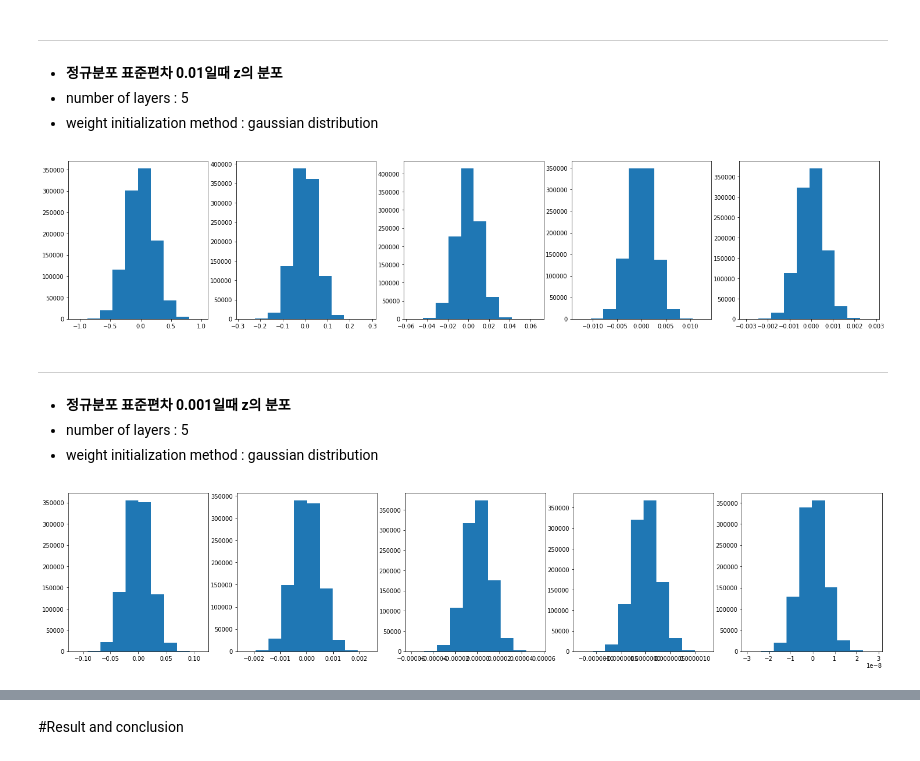
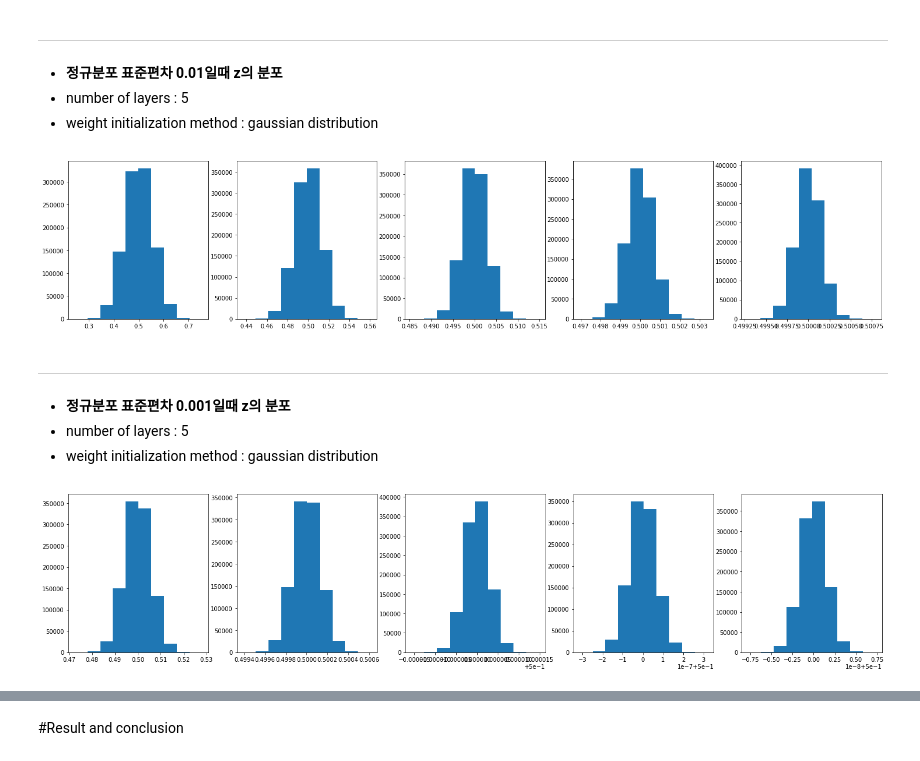
Before and after one commit to Deepstroy/resume, a Jupyter notebook: Machine Learning Algorithm (KNN, Kmeans, DNN, CNN, RNN, etc...)/Weight initialization/Xavier initialization/Xavier_initialization_with_logistic_function_numpy.ipynb, the cells around one changed output, grey strips where cells are left out. Saved outputs shown, nothing was run; the diff lists cells and outputs as text; code cells hidden in the pictures.

```diff
--- a/Machine Learning Algorithm (KNN, Kmeans, DNN, CNN, RNN, etc...)/Weight initialization/Xavier initialization/Xavier_initialization_with_logistic_function_numpy.ipynb
+++ b/Machine Learning Algorithm (KNN, Kmeans, DNN, CNN, RNN, etc...)/Weight initialization/Xavier initialization/Xavier_initialization_with_logistic_function_numpy.ipynb
@@ -83,3 +75,6 @@ def xavier_initialize(scale, w_size) :
+# %%
+def gaussian_distribution(sttdev, size) :
+    return np.random.normal(scale= sttdev, size = size)
 # %% [markdown]
 - z의 분포를 확인한다 <br>
 - z의 분포에 따라 역전파시 activation 함수의 미분값의 분포를 짐작할 수있다.
@@ -101,9 +96,10 @@ history_z1 = []
 z = X
 # 각 stddev마다의 분포 생성
 for idx in range(num_layer) :
-    W = gaussian_distribution(0.1, (unit_num,unit_num))
+    W = gaussian_distribution(0.1, (unit_num, unit_num))
     z = np.matmul(z, W)
+    a = sigmoid(z)
     ax = fig.add_subplot(1, 5, idx+1)
-    history_z1.append(z)
-    ax.hist(np.ravel(z))
+    history_z1.append(a)
+    ax.hist(np.ravel(a))
 # %% [output]
@@ -116,23 +112,24 @@ for idx in range(num_layer) :
 # %%
 num_data = 2000
 unit_num = 512
 num_layer = 5
 
 # X sample 생성
 X = np.random.randn(num_data, unit_num)
 
 fig = plt.figure(figsize=(25,5))
 history_z2 = []
 z = X
 # 각 stddev마다의 분포 생성
 for idx in range(num_layer) :
     W = gaussian_distribution(0.01, (unit_num,unit_num))
     z = np.matmul(z, W)
+    a = sigmoid(z)
     ax = fig.add_subplot(1, 5, idx+1)
-    ax.hist(np.ravel(z))
-    history_z2.append(z)
+    ax.hist(np.ravel(a))
+    history_z2.append(a)
 # %% [output]
-[figure, old version]
+[figure, new version]
 # %% [markdown]
 ----
 - __정규분포 표준편차 0.001일때 z의 분포__
@@ -153,8 +150,9 @@ z = X
 for idx in range(num_layer) :
     W = gaussian_distribution(0.001, (unit_num,unit_num))
     z = np.matmul(z, W)
+    a = sigmoid(z)
     ax = fig.add_subplot(1, 5, idx+1)
-    ax.hist(np.ravel(z))
-    history_z3.append(z)
+    ax.hist(np.ravel(a))
+    history_z3.append(a)
 # %% [output]
-[figure, old version]
+[figure, new version]
```
Also changed, not shown: parts of 8 cells of this notebook, 9 other files.
